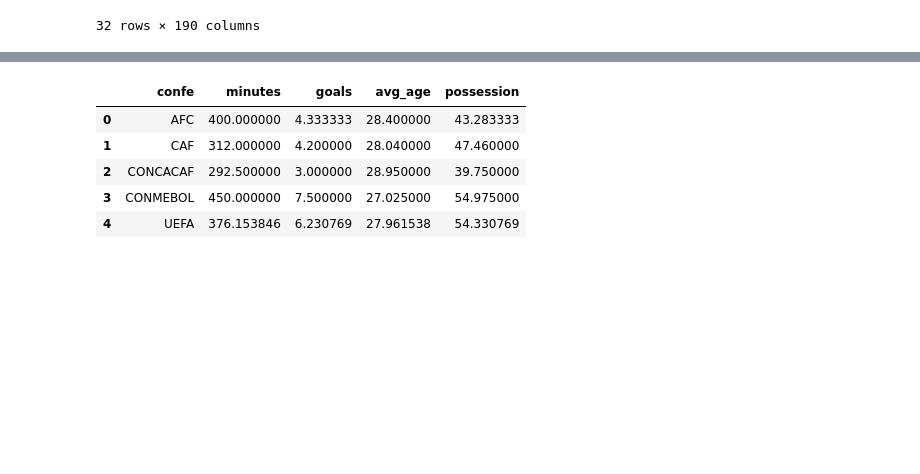
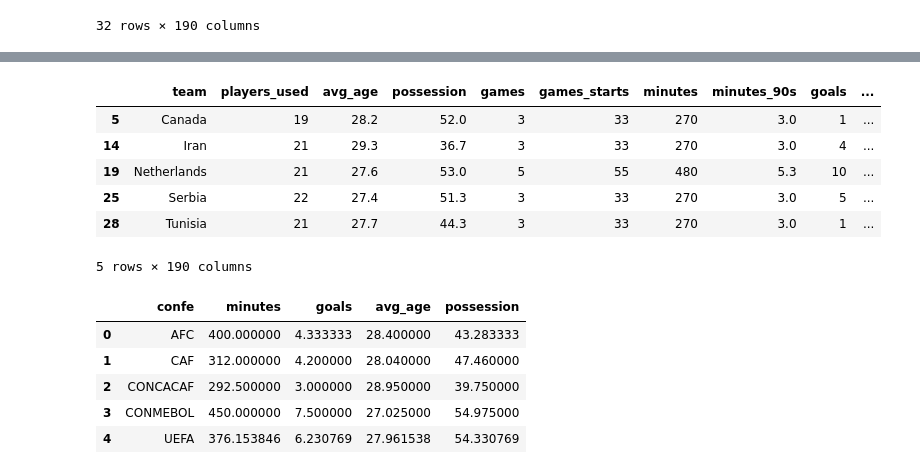
Before and after one commit to lromeror/Group_Slytheryn, a Jupyter notebook: DASHBOARD/assets/datas/teams_cup2022.ipynb, the cells around one changed output, grey strips where cells are left out. Cells and saved outputs as stored; diff of their text form; code cells hidden in the pictures; blank space fills up the shorter version.

```diff
--- a/DASHBOARD/assets/datas/teams_cup2022.ipynb
+++ b/DASHBOARD/assets/datas/teams_cup2022.ipynb
@@ -29,3 +61,14 @@ df
+# %%
+df2=df[df["confe"]=="CAF"]
+df2
+# %% [output]
+|  | team | players_used | avg_age | possession | games | games_starts | minutes | minutes_90s | goals | ... |
+| 5 | Canada | 19 | 28.2 | 52.0 | 3 | 33 | 270 | 3.0 | 1 | ... |
+| 14 | Iran | 21 | 29.3 | 36.7 | 3 | 33 | 270 | 3.0 | 4 | ... |
+| 19 | Netherlands | 21 | 27.6 | 53.0 | 5 | 55 | 480 | 5.3 | 10 | ... |
+| 25 | Serbia | 22 | 27.4 | 51.3 | 3 | 33 | 270 | 3.0 | 5 | ... |
+| 28 | Tunisia | 21 | 27.7 | 44.3 | 3 | 33 | 270 | 3.0 | 1 | ... |
+5 rows × 190 columns
 # %%
 group_conf=df.groupby("confe")[["minutes","goals","avg_age","possession"]].mean().reset_index(drop=False)
 group_conf
```
Also changed, not shown: parts of 3 cells of this notebook, 2 other files.
